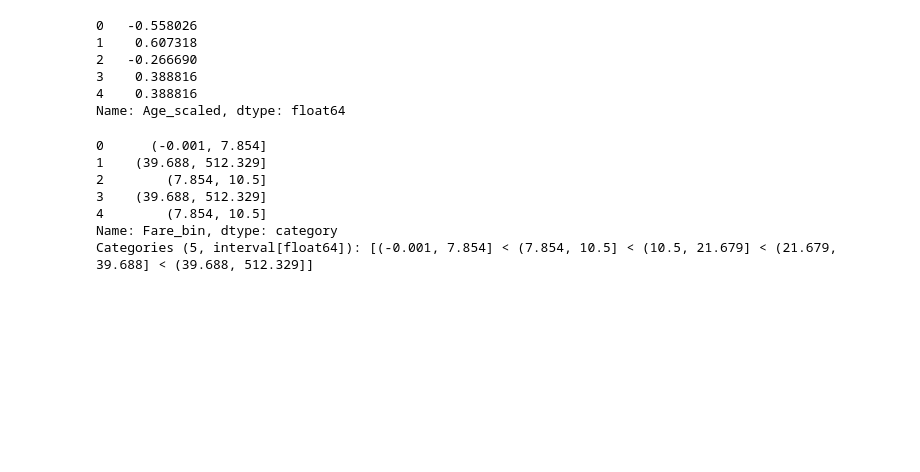
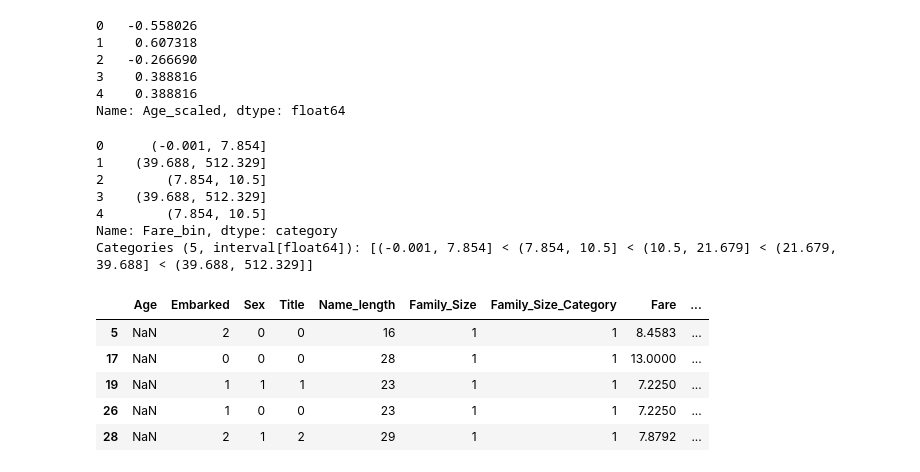
Before and after one commit to gausshuang/titanic, a Jupyter notebook: titanicNord.ipynb, the cells around one changed output. Saved outputs shown, nothing was run; the diff lists cells and outputs as text; code cells hidden in the pictures; blank space fills up the shorter version.

```diff
--- a/titanicNord.ipynb
+++ b/titanicNord.ipynb
@@ -563,0 +651,5 @@ train_data = pd.concat([train_data, fare_bin_dummies_df], axis=1)
+# %%
+combined_train_test['Fare_bin_id'] = pd.factorize(combined_train_test['Fare_bin'])[0]
+fare_bin_dummies_df = pd.get_dummies(combined_train_test['Fare_bin_id']).rename(columns=lambda x: 'Fare_' + str(x))
+combined_train_test = pd.concat([combined_train_test, fare_bin_dummies_df], axis=1)
+combined_train_test.drop(['Fare_bin'], axis=1, inplace=True)
@@ -563,0 +699,2 @@ train_data = pd.concat([train_data, fare_bin_dummies_df], axis=1)
+# %%
+combined_train_test['Pclass'] = pd.factorize(combined_train_test['Pclass'])[0]
@@ -563,0 +705,16 @@ train_data = pd.concat([train_data, fare_bin_dummies_df], axis=1)
+# %%
+def family_size_category(family_size):
+    if family_size <= 1:
+        return 'Single'
+    elif family_size <= 4:
+        return 'Small_Family'
+    else:
+        return 'Large_Family'
+combined_train_test['Family_Size'] = combined_train_test['Parch'] + combined_train_test['SibSp'] + 1
+combined_train_test['Family_Size_Category'] = combined_train_test['Family_Size'].map(family_size_category)
+le_family = LabelEncoder()
+le_family.fit(np.array(['Single', 'Small_Family', 'Large_Family']))
+combined_train_test['Family_Size_Category'] = le_family.transform(combined_train_test['Family_Size_Category'])
+family_size_dummies_df = pd.get_dummies(combined_train_test['Family_Size_Category'],
+                                     prefix=combined_train_test[['Family_Size_Category']].columns[0])
+combined_train_test = pd.concat([combined_train_test, family_size_dummies_df], axis=1)
@@ -563,0 +734,9 @@ train_data = pd.concat([train_data, fare_bin_dummies_df], axis=1)
+# %%
+missing_age_test.head()
+# %% [output]
+|  | Age | Embarked | Sex | Title | Name_length | Family_Size | Family_Size_Category | Fare | ... |
+| 5 | NaN | 2 | 0 | 0 | 16 | 1 | 1 | 8.4583 | ... |
+| 17 | NaN | 0 | 0 | 0 | 28 | 1 | 1 | 13.0000 | ... |
+| 19 | NaN | 1 | 1 | 1 | 23 | 1 | 1 | 7.2250 | ... |
+| 26 | NaN | 1 | 0 | 0 | 23 | 1 | 1 | 7.2250 | ... |
+| 28 | NaN | 2 | 1 | 2 | 29 | 1 | 1 | 7.8792 | ... |
```
Also changed, not shown: parts of 71 cells of this notebook.
